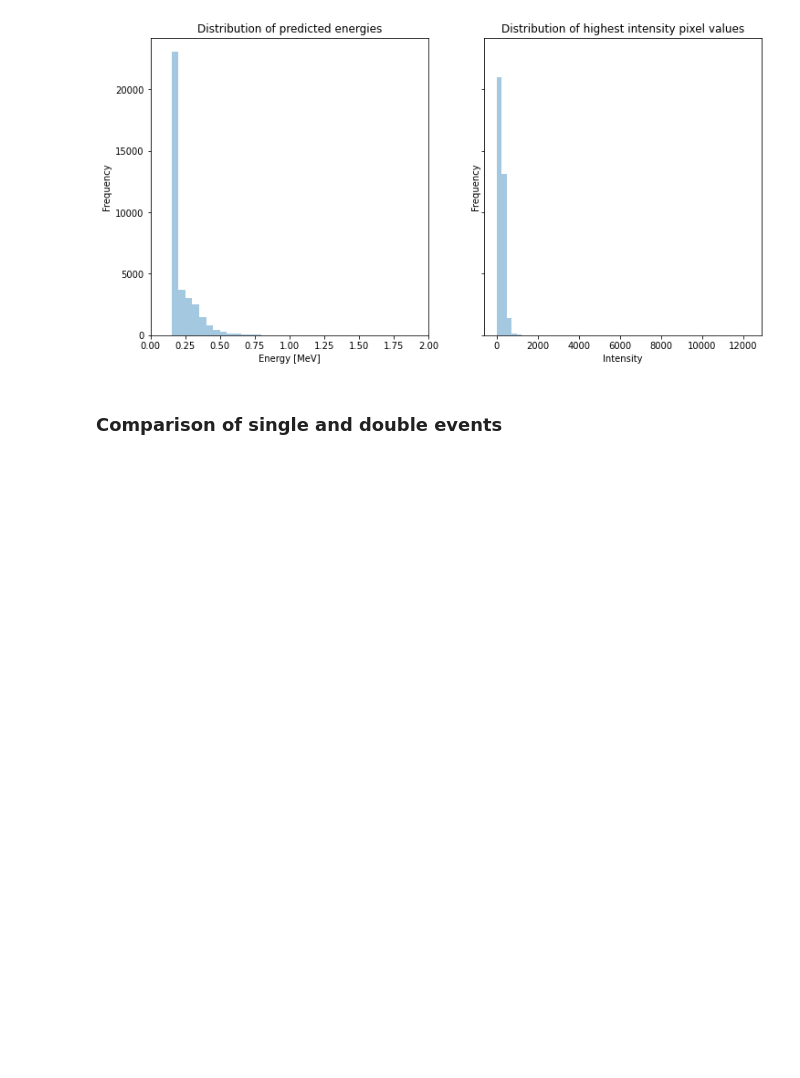
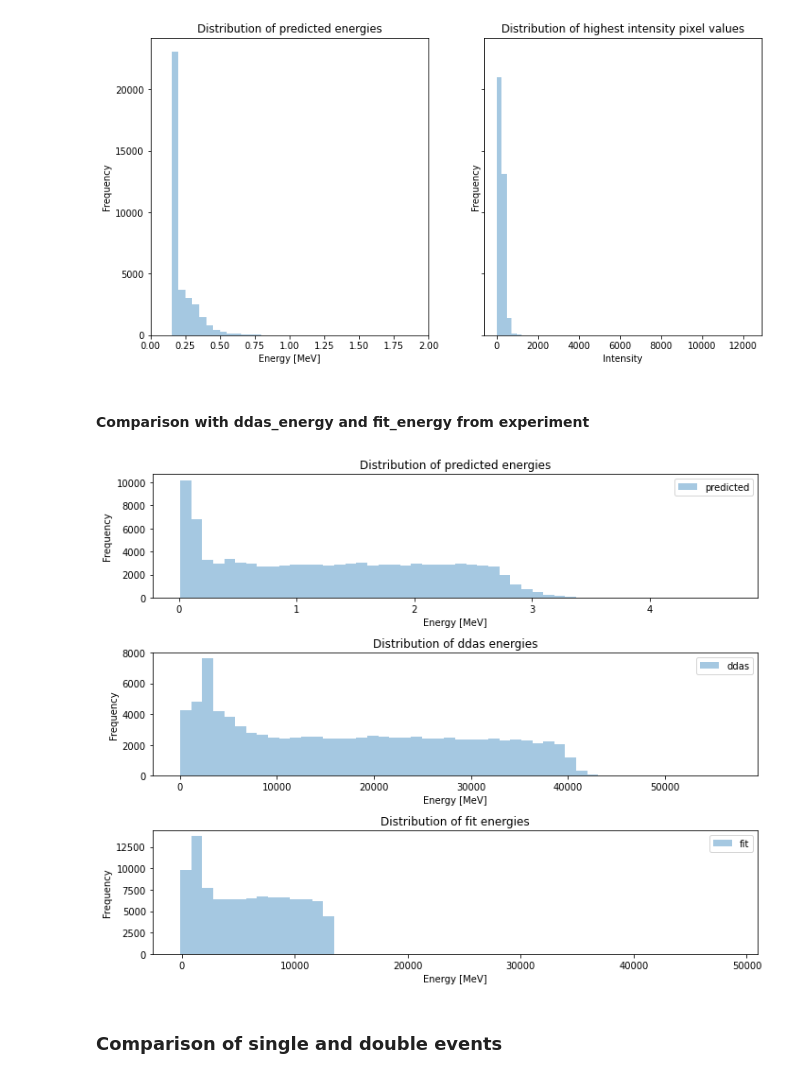
Before and after one commit to geirtul/master_analysis, a Jupyter notebook: notebooks/summary/summary.ipynb, the cells around one changed output. Saved outputs shown, nothing was run; the diff lists cells and outputs as text; code cells hidden in the pictures; blank space fills up the shorter version.

Commit message:
Updated summary notebook to include energy comparison plot with ddas and fit energies

```diff
--- a/notebooks/summary/summary.ipynb
+++ b/notebooks/summary/summary.ipynb
@@ -622,6 +626,41 @@ sns.distplot(highest_pixels, kde=False, ax=ax[1])
 # %% [output]
 <matplotlib.axes._subplots.AxesSubplot at 0x...>
 [figure]
+# %% [markdown]
+#### Comparison with ddas_energy and fit_energy from experiment
+# %%
+events_comp, images_comp = import_real_energy_data(DATA_PATH + "decaydata_100k.txt")
+images_comp = normalize_image_data(images_comp)
+
+#predict on these events
+energy_model = tf.keras.models.load_model(MODEL_PATH + ENERGY_MODEL + ".h5")
+comp_predictions = energy_model.predict(images_comp)
+for event_id in events_comp.keys():
+    events_comp[event_id]["predicted_energy"] = comp_predictions[events_comp[event_id]['image_idx']]
+# %%
+# Plot energies
+pred_e = [events_comp[e]['predicted_energy'] for e in events_comp]
+ddas_e = [events_comp[e]['ddas_energy'] for e in events_comp]
+fit_e = [events_comp[e]['fit_energy'] for e in events_comp]
+fig, ax = plt.subplots(3, 1, figsize=(10,8))
+sns.distplot(pred_e, kde=False, label="predicted", ax=ax[0])
+sns.distplot(ddas_e, kde=False, label="ddas", ax=ax[1])
+sns.distplot(fit_e, kde=False, label="fit", ax=ax[2])
+ax[0].set_title("Distribution of predicted energies")
+ax[0].set_xlabel("Energy [MeV]")
+ax[0].set_ylabel("Frequency")
+ax[0].legend()
+ax[1].set_title("Distribution of ddas energies")
+ax[1].set_xlabel("Energy [MeV]")
+ax[1].set_ylabel("Frequency")
+ax[1].legend()
+ax[2].set_title("Distribution of fit energies")
+ax[2].set_xlabel("Energy [MeV]")
+ax[2].set_ylabel("Frequency")
+ax[2].legend()
+fig.tight_layout()
+# %% [output]
+[figure, added]
 # %% [markdown]
 ### Comparison of single and double events
 # %%
```
Also changed, not shown: parts of 1 cell of this notebook.
